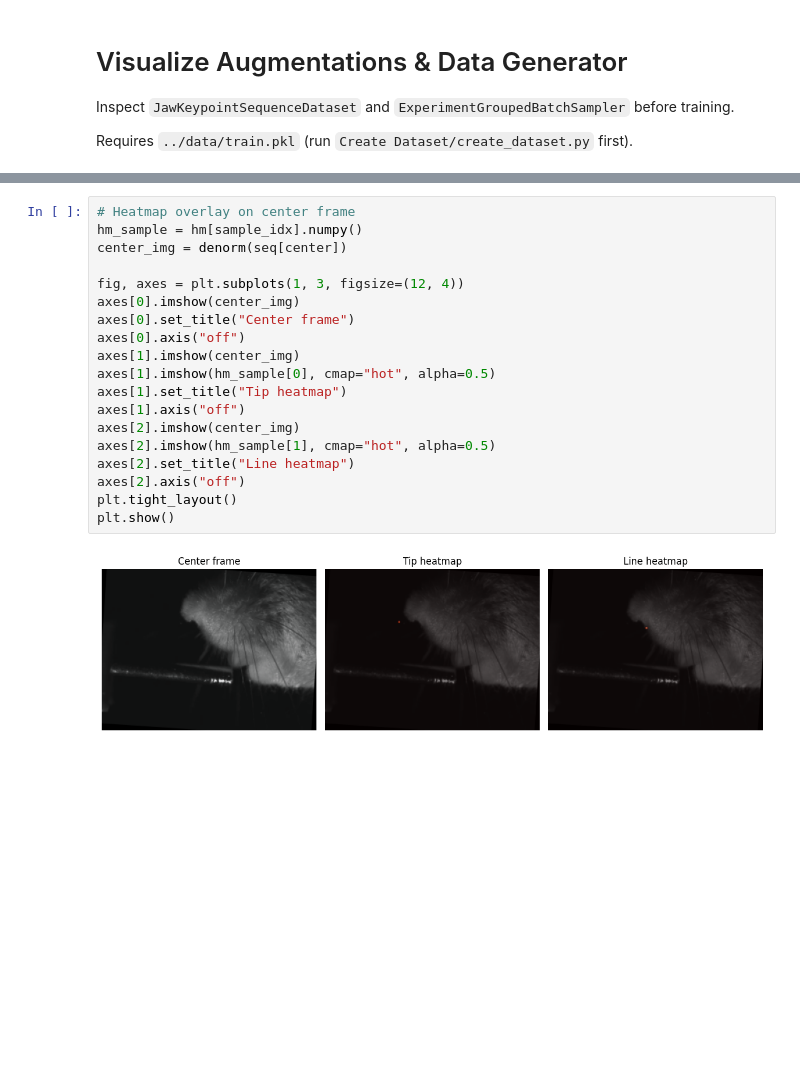
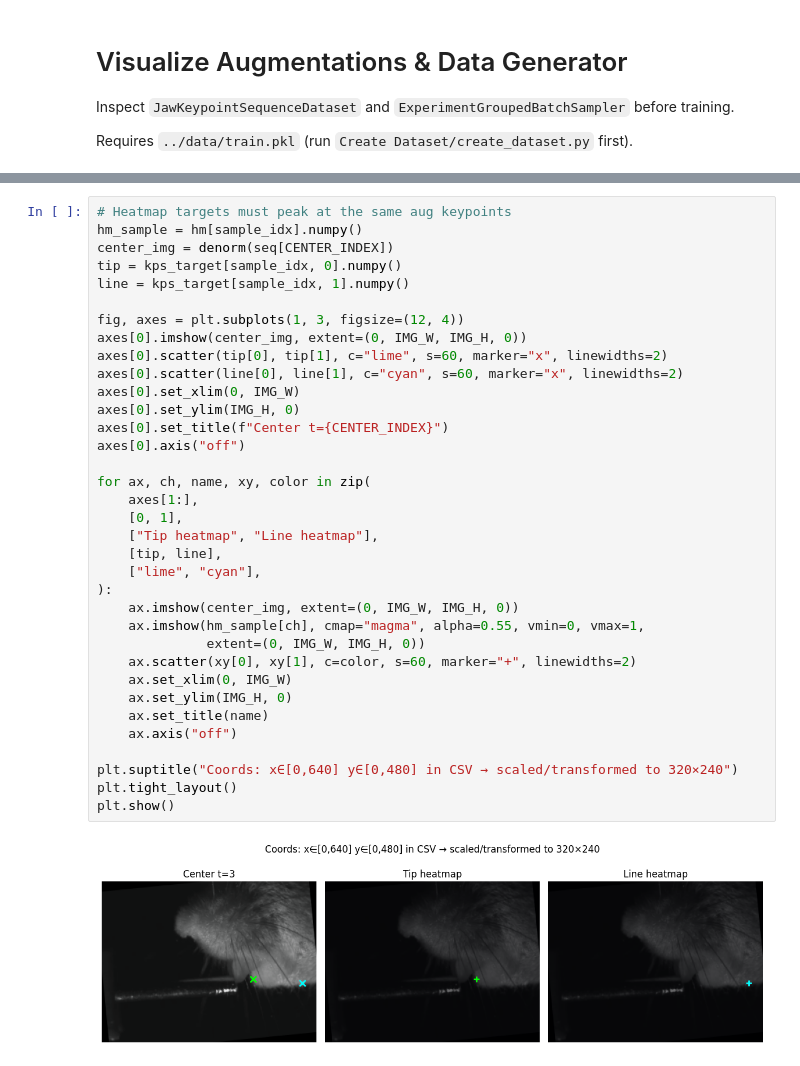
Before and after one commit to mvdokh/Deep-Learning, a Jupyter notebook: Jaw Tracking/Training/visualize_augmentations.ipynb, the cells around one changed output, grey strips where cells are left out. Cells and saved outputs as stored; diff of their text form; blank space fills up the shorter version.

```diff
--- a/Jaw Tracking/Training/visualize_augmentations.ipynb
+++ b/Jaw Tracking/Training/visualize_augmentations.ipynb
@@ -110,24 +142,40 @@ plt.show()
-# %%
-# Heatmap overlay on center frame
-hm_sample = hm[sample_idx].numpy()
-center_img = denorm(seq[center])
-
-fig, axes = plt.subplots(1, 3, figsize=(12, 4))
-axes[0].imshow(center_img)
-axes[0].set_title("Center frame")
-axes[0].axis("off")
-axes[1].imshow(center_img)
-axes[1].imshow(hm_sample[0], cmap="hot", alpha=0.5)
-axes[1].set_title("Tip heatmap")
-axes[1].axis("off")
-axes[2].imshow(center_img)
-axes[2].imshow(hm_sample[1], cmap="hot", alpha=0.5)
-axes[2].set_title("Line heatmap")
-axes[2].axis("off")
-plt.tight_layout()
-plt.show()
-# %% [output]
-[figure, removed]
+# %%
+# Heatmap targets must peak at the same aug keypoints
+hm_sample = hm[sample_idx].numpy()
+center_img = denorm(seq[CENTER_INDEX])
+tip = kps_target[sample_idx, 0].numpy()
+line = kps_target[sample_idx, 1].numpy()
+
+fig, axes = plt.subplots(1, 3, figsize=(12, 4))
+axes[0].imshow(center_img, extent=(0, IMG_W, IMG_H, 0))
+axes[0].scatter(tip[0], tip[1], c="lime", s=60, marker="x", linewidths=2)
+axes[0].scatter(line[0], line[1], c="cyan", s=60, marker="x", linewidths=2)
+axes[0].set_xlim(0, IMG_W)
+axes[0].set_ylim(IMG_H, 0)
+axes[0].set_title(f"Center t={CENTER_INDEX}")
+axes[0].axis("off")
+
+for ax, ch, name, xy, color in zip(
+    axes[1:],
+    [0, 1],
+    ["Tip heatmap", "Line heatmap"],
+    [tip, line],
+    ["lime", "cyan"],
+):
+    ax.imshow(center_img, extent=(0, IMG_W, IMG_H, 0))
+    ax.imshow(hm_sample[ch], cmap="magma", alpha=0.55, vmin=0, vmax=1,
+              extent=(0, IMG_W, IMG_H, 0))
+    ax.scatter(xy[0], xy[1], c=color, s=60, marker="+", linewidths=2)
+    ax.set_xlim(0, IMG_W)
+    ax.set_ylim(IMG_H, 0)
+    ax.set_title(name)
+    ax.axis("off")
+
+plt.suptitle("Coords: x∈[0,640] y∈[0,480] in CSV → scaled/transformed to 320×240")
+plt.tight_layout()
+plt.show()
+# %% [output]
+[figure, added]
 # %%
 # Sampler check: each batch has a single experiment_id
 for i, batch in enumerate(loader):
```
Also changed, not shown: parts of 9 cells of this notebook, 3 other files.
